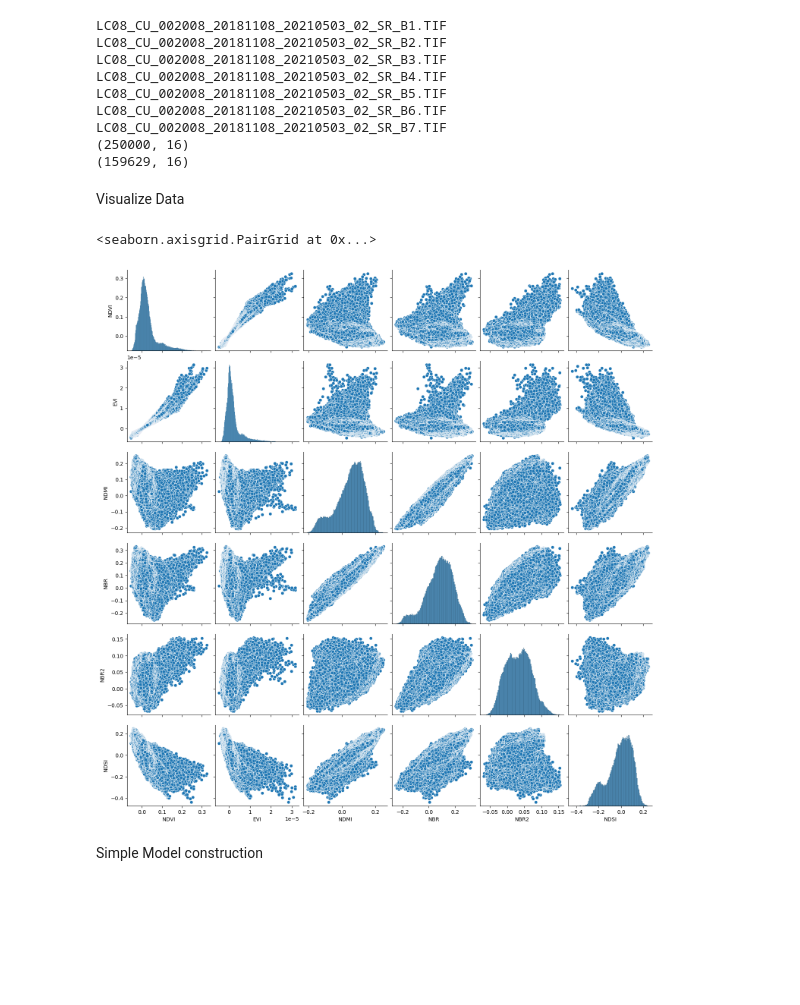
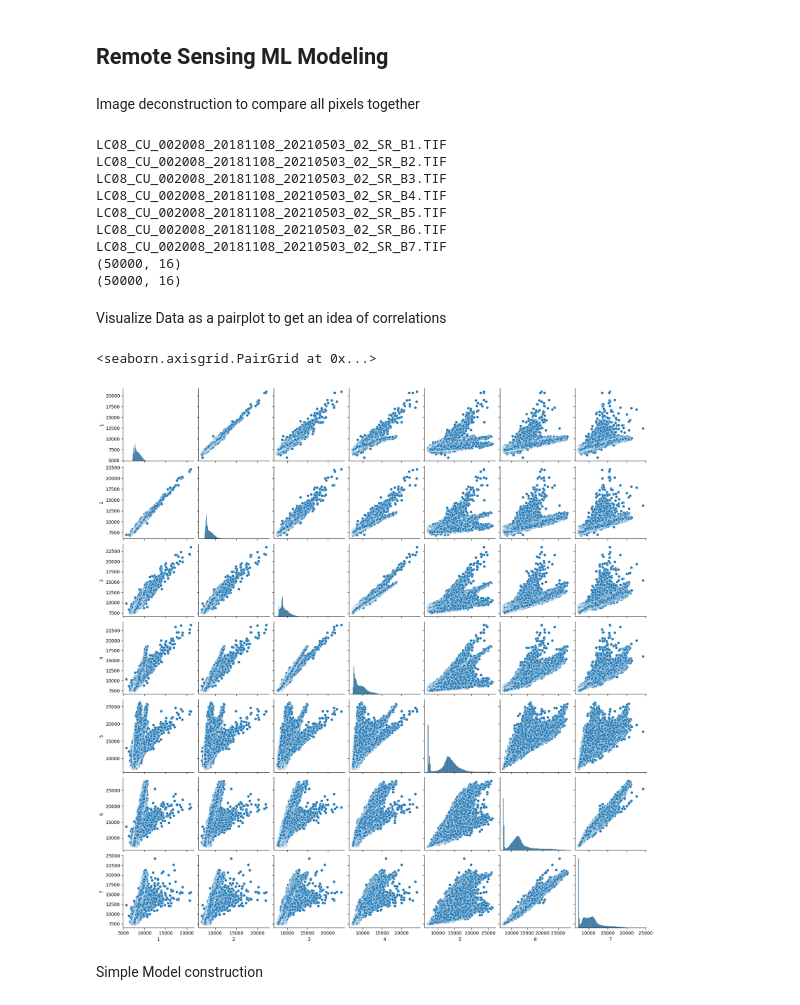
Before and after one commit to DAntHouse/remote_sensing_ml_project, a Jupyter notebook: main.ipynb, the cells around one changed output. Drawn from its saved outputs; the diff is of its cells as text; code cells hidden in the pictures; blank space fills up the shorter version.

```diff
--- a/main.ipynb
+++ b/main.ipynb
@@ -5,3 +1,7 @@ Took ~14 min
+# %% [markdown]
+## Remote Sensing ML Modeling
+# %% [markdown]
+Image deconstruction to compare all pixels together
 # %%
 from PIL import Image
 import os
@@ -24,7 +24,7 @@ columns_of_interest = [
     "Value"
 ]
 
-
+# Gather all the pixels of each band and label them for the next step
 image_dataframe = pd.DataFrame(columns=columns_of_interest)
 for file in files[0][2]:
     print(file)
@@ -35,13 +35,13 @@ for file in files[0][2]:
         image_pil = Image.open("/".join(["data", file]))
         image_array = np.array(image_pil)
 
-        rows_to_process = image_array.shape[0]//10
+        rows_to_process = image_array.shape[0]//50 # adjust divider to use more pixels
         columns_to_process = image_array.shape[1]//10
 
-        image_array = image_array[:rows_to_process, :columns_to_process]
+        image_array = image_array[-rows_to_process:, :columns_to_process]
         image_array = pd.DataFrame(image_array, columns=list(range(image_array.shape[1])), index=list(range(image_array.shape[0])))
 
-        image_melted = image_array.melt().reset_index()
+        image_melted = image_array.melt().reset_index() # this makes each pixel a different row
         image_melted.columns = ["Pixel", "Column", "Value"]
 
         image_melted["Satellite"] = file_contents[0]
@@ -55,37 +55,19 @@ for file in files[0][2]:
 
         image_dataframe = pd.concat([image_dataframe, image_melted])
 
+# Take all the bands and transpose them so one pixel is in a row with all its band information
 pixels_grouped = image_dataframe.groupby(by=columns_of_interest[:-2])["Value"].apply(lambda df: df.reset_index(drop=True)).unstack()
 pixels_grouped.columns = list(np.add(list(range(7)), 1))
 pixels_grouped.reset_index(inplace=True)
 print(pixels_grouped.shape)
+
+# Remove faulty readings where the data is all zeroes
 all_zeroes = [1] * pixels_grouped.shape[0]
 for i in range(1, 8, 1):
     all_zeroes = np.logical_and(all_zeroes, pixels_grouped[i] == 0)
-pixels_grouped.loc[all_zeroes] = np.nan # zeroes means no data
+pixels_grouped.loc[all_zeroes] = np.nan
 pixels_grouped = pixels_grouped.dropna()
 print(pixels_grouped.shape)
-
-# Domain Knowledge
-# https://www.usgs.gov/landsat-missions/landsat-surface-reflectance-derived-spectral-indices
-
-pixels_grouped["NDVI"] = (pixels_grouped[5] - pixels_grouped[4]) / (pixels_grouped[5] + pixels_grouped[4])
-pixels_grouped["EVI"] = (pixels_grouped[5] - pixels_grouped[4]) / ((pixels_grouped[5] + pixels_grouped[6]) * pixels_grouped[4] - 7.5 * (pixels_grouped[2] + pixels_grouped[1]))
-pixels_grouped["SAVI"] = (pixels_grouped[5] - pixels_grouped[4]) / (pixels_grouped[5] + pixels_grouped[4] + 0.5) * 1.5
-pixels_grouped["NDMI"] = (pixels_grouped[5] - pixels_grouped[6]) / (pixels_grouped[5] + pixels_grouped[6])
-pixels_grouped["NBR"] = (pixels_grouped[5] - pixels_grouped[7]) / (pixels_grouped[5] + pixels_grouped[7])
-pixels_grouped["NBR2"] = (pixels_grouped[6] - pixels_grouped[7]) / (pixels_grouped[6] + pixels_grouped[7])
-pixels_grouped["NDSI"] = (pixels_grouped[3] - pixels_grouped[6]) / (pixels_grouped[3] + pixels_grouped[6])
-
-domain_columns = [
-    "NDVI",
-    "EVI",
-    #"SAVI",
-    "NDMI",
-    "NBR",
-    "NBR2",
-    "NDSI"
-]
 # %% [output]
 LC08_CU_002008_20181108_20210503_02_SR_B1.TIF
 LC08_CU_002008_20181108_20210503_02_SR_B2.TIF
@@ -94,17 +76,17 @@ LC08_CU_002008_20181108_20210503_02_SR_B4.TIF
 LC08_CU_002008_20181108_20210503_02_SR_B5.TIF
 LC08_CU_002008_20181108_20210503_02_SR_B6.TIF
 LC08_CU_002008_20181108_20210503_02_SR_B7.TIF
-(250000, 16)
-(159629, 16)
+(50000, 16)
+(50000, 16)
-# %% [markdown]
-Visualize Data
+# %% [markdown]
+Visualize Data as a pairplot to get an idea of correlations
 # %%
 import seaborn
 
-seaborn.pairplot(pixels_grouped[domain_columns])
+seaborn.pairplot(pixels_grouped[list(range(1, 8, 1))])
 # %% [output]
 <seaborn.axisgrid.PairGrid at 0x...>
-[figure, old version]
+[figure, new version]
 # %% [markdown]
 Simple Model construction
 # %%
```
Also changed, not shown: parts of 10 cells of this notebook, 47 other files.
